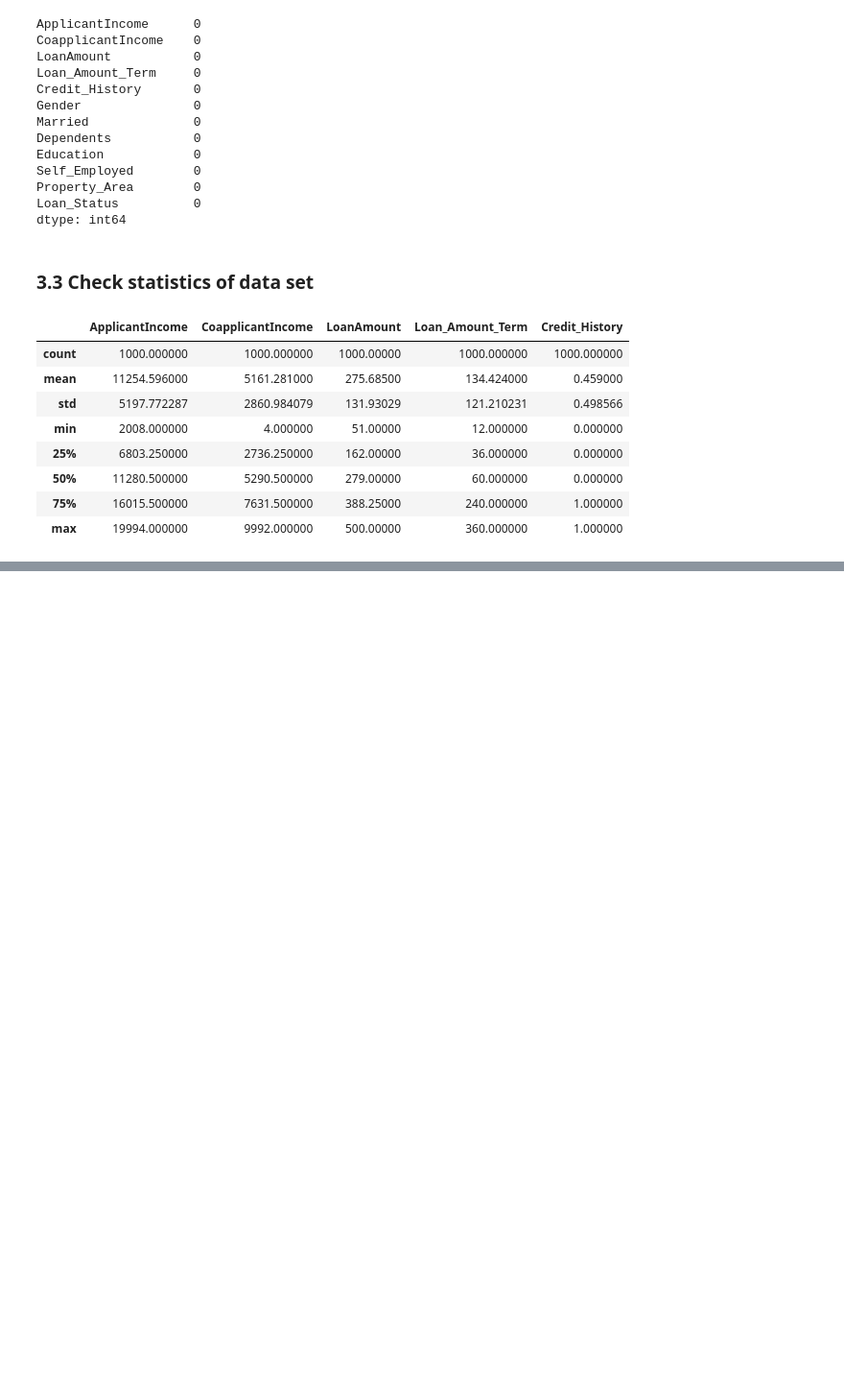
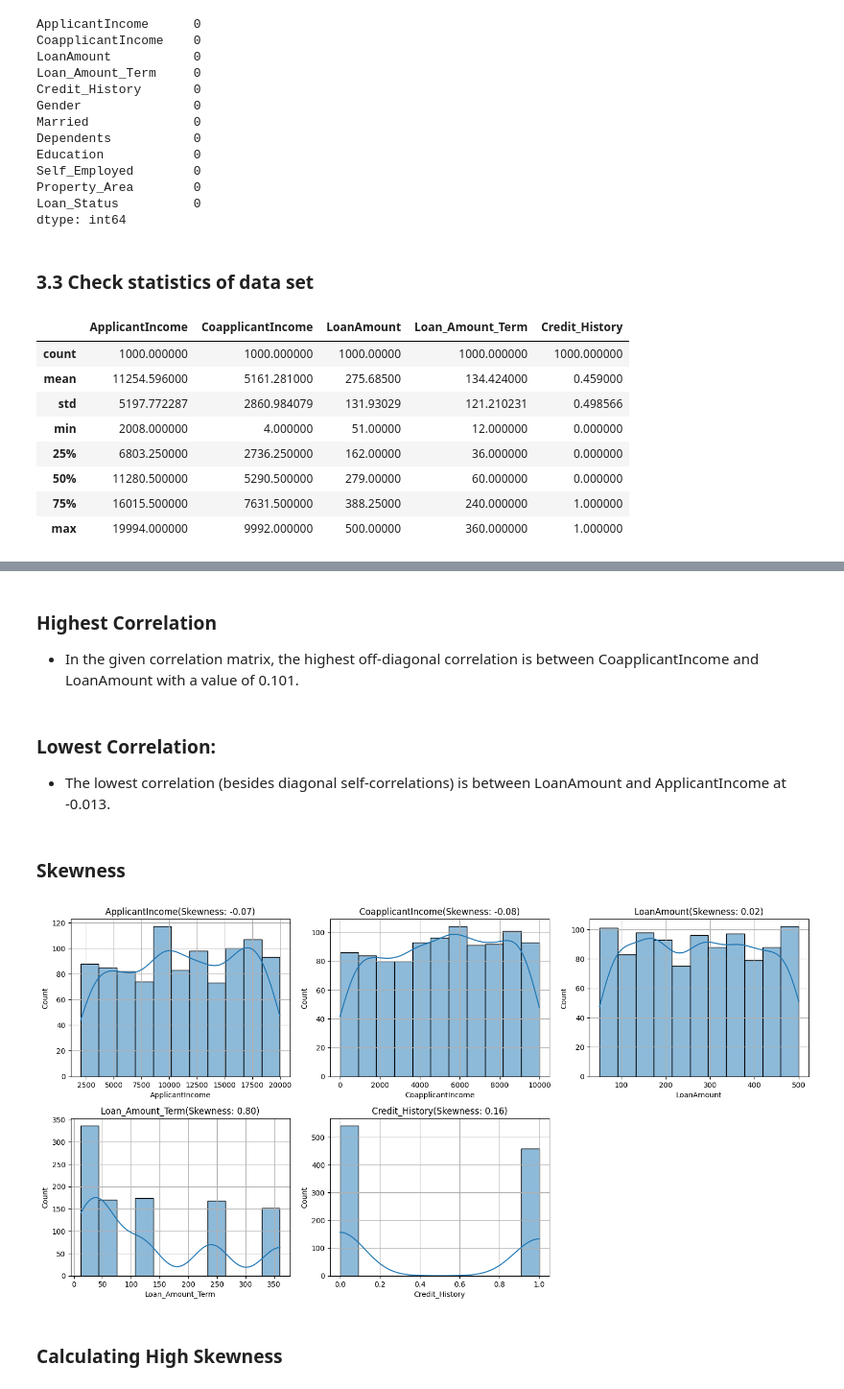
Before and after one commit to Lakshman895/LoanApprovalPrediction, a Jupyter notebook: notebook/eda.ipynb, the cells around one changed output, grey strips where cells are left out. Shown at 96% size. Drawn from its saved outputs; the diff is of its cells as text; code cells hidden in the pictures; blank space fills up the shorter version.

```diff
--- a/notebook/eda.ipynb
+++ b/notebook/eda.ipynb
@@ -111,0 +125,7 @@ df.describe()
+# %%
+col = df.select_dtypes('object').columns
+for i in col:
+    print('Unique values is columns "{}": {}'.format(i,df[i].nunique()))
+    print('---------------------------------------------------------')
+    print('Value counts: "{}" \n{}'.format(i,df[i].value_counts()))
+    print('---------------------------------------------------------')
@@ -111,0 +197,27 @@ df.describe()
+# %% [markdown]
+### Highest Correlation ###
+* In the given correlation matrix, the highest off-diagonal correlation is between CoapplicantIncome and LoanAmount with a value of 0.101.
+# %% [markdown]
+### Lowest Correlation: ###
+* The lowest correlation (besides diagonal self-correlations) is between LoanAmount and ApplicantIncome at -0.013.
+# %% [markdown]
+### Skewness ###
+# %%
+def plot_histogram(df, cols):
+    plt.figure(figsize=(15, 15))
+    for i, column in enumerate(cols, 1):
+        plt.subplot(4, 3, i)
+        sns.histplot(df[column], kde=True)
+        skewness = df[column].skew()
+        plt.grid(True)
+        plt.title(f'{column}(Skewness: {skewness:.2f})')
+        plt.xlabel(column)
+        plt.ylabel('Count')
+    plt.tight_layout()
+    plt.show()
+
+plot_histogram(df, numerical_feture)
+# %% [output]
+[figure, added]
+# %% [markdown]
+### Calculating High Skewness ###
```
Also changed, not shown: parts of 16 cells of this notebook.
